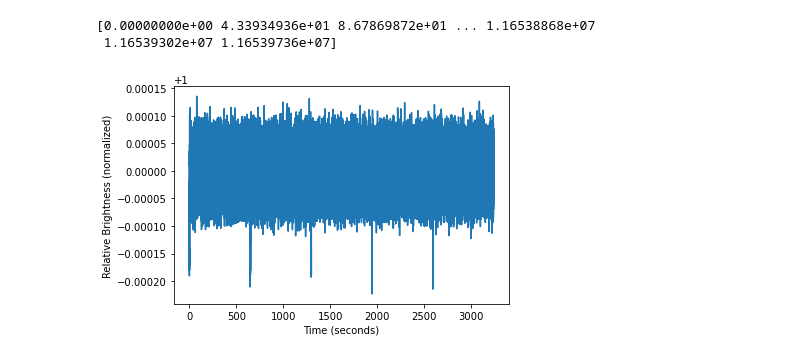
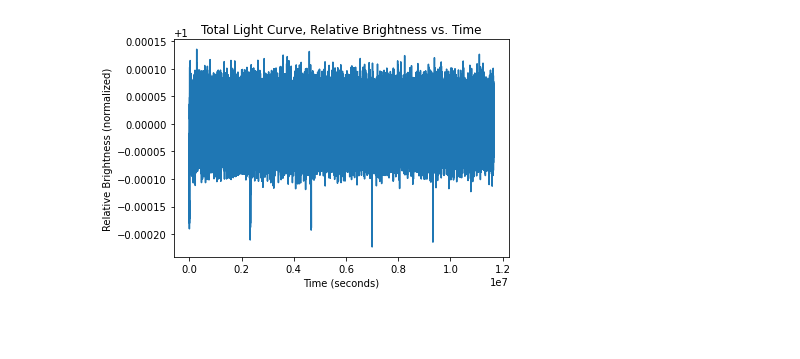
Before and after one commit to grobbins2/AST3019_Final, a Jupyter notebook: Project_workspace.ipynb, the cells around one changed output. Saved outputs shown, nothing was run; the diff lists cells and outputs as text; code cells hidden in the pictures; blank space fills up the shorter version.

Commit message:
Corrected Full Curve Plot to include title, correct label, and y-label visible. Added project part 2 and First Transit Image.

```diff
--- a/Project_workspace.ipynb
+++ b/Project_workspace.ipynb
@@ -4,19 +5,17 @@
 import numpy as np
 import matplotlib.pyplot as plt
 # %%
+#load in data from txt file
 lightcurve_data = np.loadtxt("student_043.txt")
-
 lightcurve_sec = lightcurve_data[:,0]
 lightcurve_brightness = lightcurve_data[:,1]
-print(lightcurve_sec)
-# %% [output]
-[0.00000000e+00 4.33934936e+01 8.67869872e+01 ... 1.16538868e+07
- 1.16539302e+07 1.16539736e+07]
 # %%
-plt.plot(lightcurve_sec/3600,lightcurve_brightness)
+#project part 1, clear and labeled light curve plot:
+plt.plot(lightcurve_sec,lightcurve_brightness)
 plt.xlabel('Time (seconds)')
 plt.ylabel('Relative Brightness (normalized)')
-plt.savefig('full_curve_GR.png', dpi=300)
+plt.title('Total Light Curve, Relative Brightness vs. Time')
+plt.savefig('full_curve_GR.png', dpi=300,bbox_inches='tight')
 plt.show()
 # %% [output]
-[figure, old version]
+[figure, new version]
```
Also changed, not shown: parts of 2 cells of this notebook, 2 other files.
